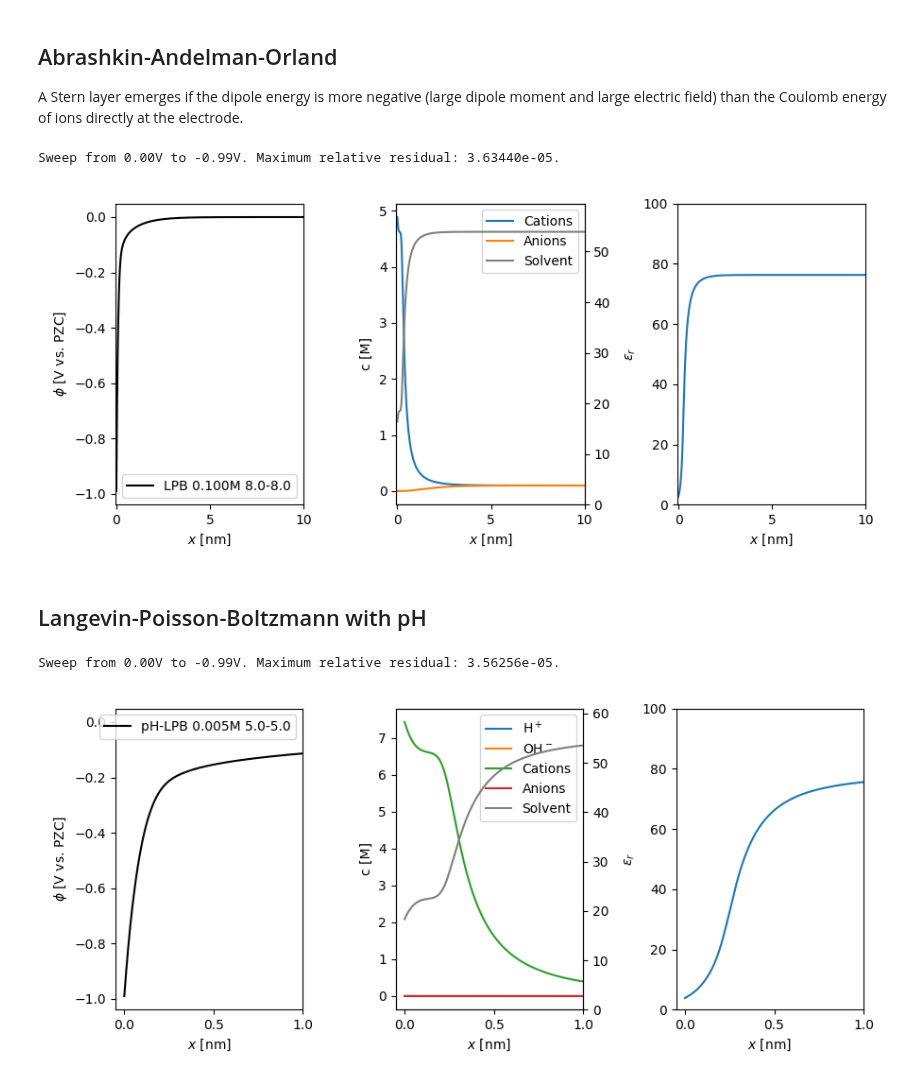
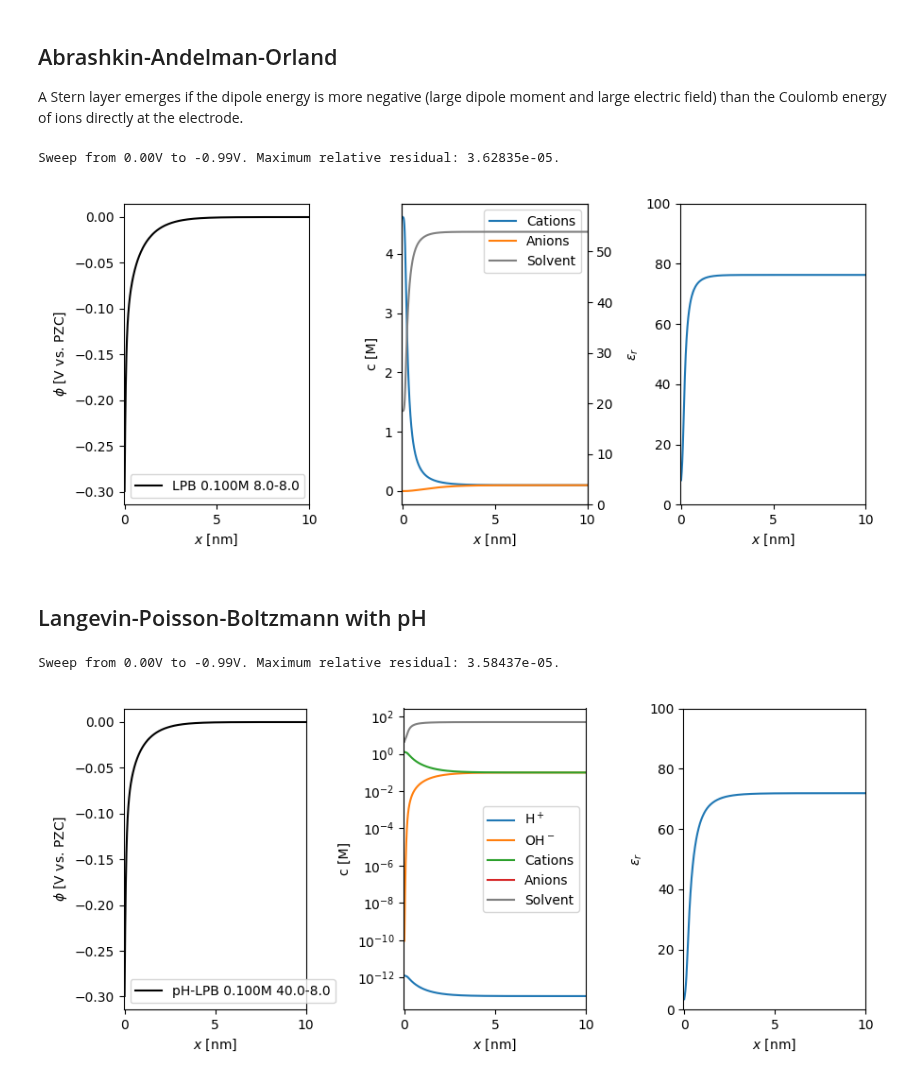
Before and after one commit to lucasdekam/frumkin, a Jupyter notebook: spatial-profiles.ipynb, the cells around one changed output. Drawn from its saved outputs; the diff is of its cells as text; code cells hidden in the pictures.

```diff
--- a/spatial-profiles.ipynb
+++ b/spatial-profiles.ipynb
@@ -42,21 +42,21 @@ Sweep from 0.00V to 0.29V. Maximum relative residual: 3.64786e-05.
 A Stern layer emerges if the dipole energy is more negative (large dipole moment and large electric field) than the Coulomb energy of ions directly at the electrode.
 # %%
 abr = edl.Abrashkin(ion_concentration_molar, 8, 8, eps_r_opt=1)
-abr_sol = abr.spatial_profiles(-1)
+abr_sol = abr.spatial_profiles(-1, p_h=7)
 
 fig, ax = plotting.plot_solution(abr_sol, xmin, xmax, logscale=False)
 plt.show()
 # %% [output]
-Sweep from 0.00V to -0.99V. Maximum relative residual: 3.63440e-05.
+Sweep from 0.00V to -0.99V. Maximum relative residual: 3.62835e-05.
-[figure, old version]
+[figure, new version]
 # %% [markdown]
 ## Langevin-Poisson-Boltzmann with pH
 # %%
-ph_lpb = edl.ProtonLPB(5e-3, 5, 5, 8, 8)
-ph_lpb_sol = ph_lpb.spatial_profiles(-1)
+ph_lpb = edl.ProtonLPB(1e-1, 40, 8, 40, 8)
+ph_lpb_sol = ph_lpb.spatial_profiles(-1, p_h=13, tol=1e-3)
 
-fig, ax = plotting.plot_solution(ph_lpb_sol, -0.05, 1, logscale=False)
+fig, ax = plotting.plot_solution(ph_lpb_sol, xmin, xmax, logscale=True)
 plt.show()
 # %% [output]
-Sweep from 0.00V to -0.99V. Maximum relative residual: 3.56256e-05.
+Sweep from 0.00V to -0.99V. Maximum relative residual: 3.58437e-05.
-[figure, old version]
+[figure, new version]
```
Also changed, not shown: parts of 4 cells of this notebook, 5 other files.
